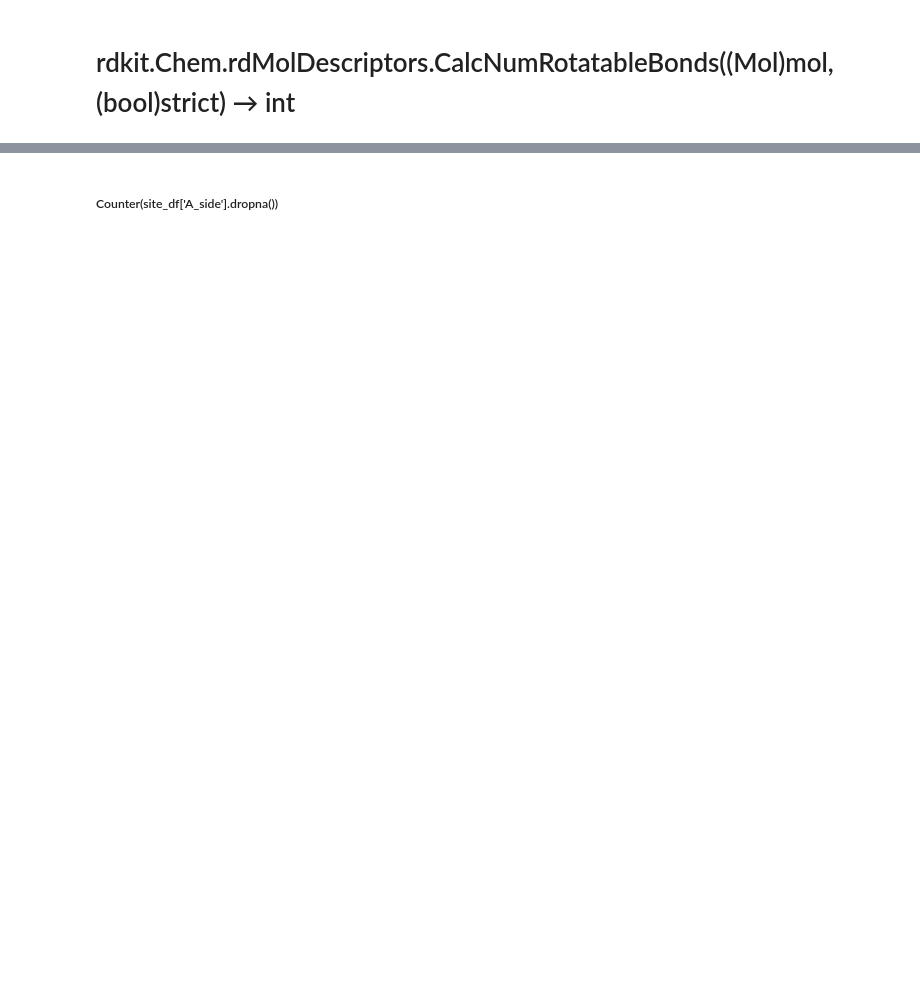
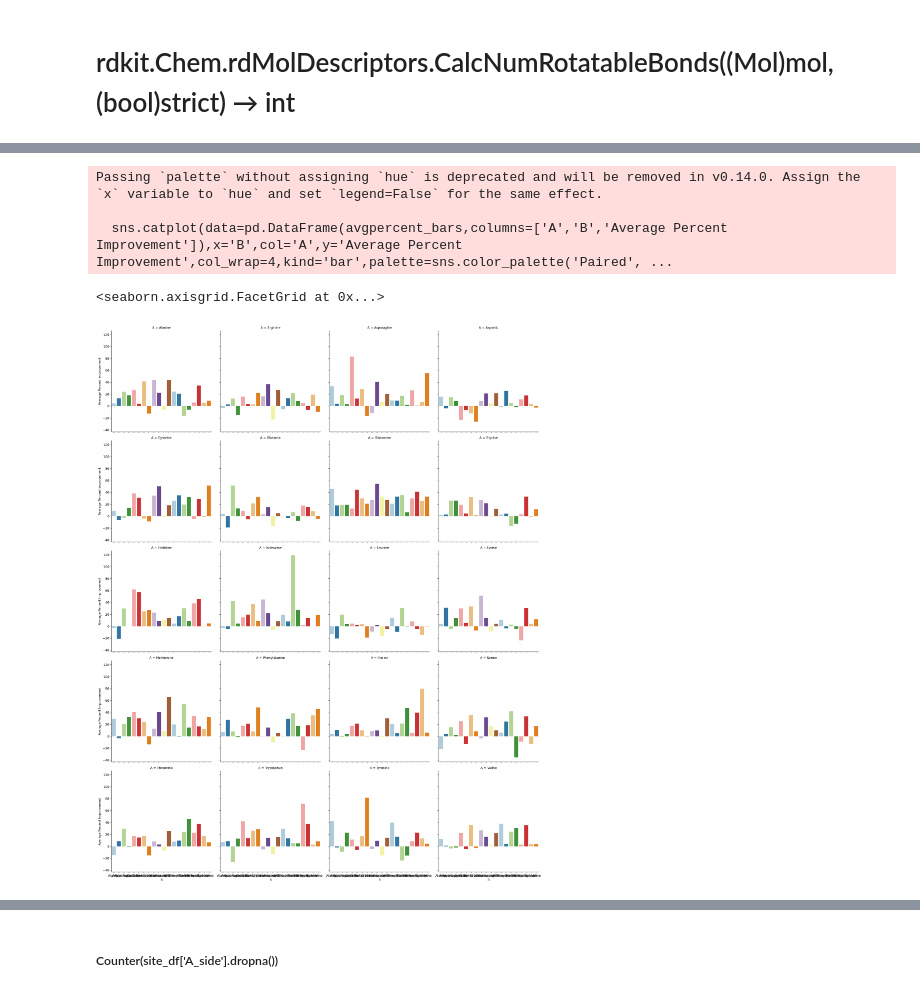
Before and after one commit to ChemRacer/dipeptide_co2, a Jupyter notebook: insights.ipynb, the cells around one changed output, grey strips where cells are left out. Cells and saved outputs as stored; diff of their text form; code cells hidden in the pictures; blank space fills up the shorter version.

```diff
--- a/insights.ipynb
+++ b/insights.ipynb
@@ -353,0 +752,6 @@ AA_df
+# %%
+avgpercent_bars=[]
+for A in AA_df.index:
+    for B in AA_df.index:
+        avgpercent_bars.append((A,B,np.mean([100*((all_energies[A][B]-AA_df.loc[A])/AA_df.loc[A]).values[0],100*((all_energies[A][B]-AA_df.loc[B])/AA_df.loc[B]).values[0]])))
+avgpercentdf=pd.DataFrame(avgpercent_bars,columns=['A','B','Average Percent Improvement'])
@@ -354,3 +774,11 @@ AA_df
+# %%
+sns.catplot(data=pd.DataFrame(avgpercent_bars,columns=['A','B','Average Percent Improvement']),x='B',col='A',y='Average Percent Improvement',col_wrap=4,kind='bar',palette=sns.color_palette('Paired',20))
+# %% [output]
+Passing `palette` without assigning `hue` is deprecated and will be removed in v0.14.0. Assign the `x` variable to `hue` and set `legend=False` for the same effect.
+
+  sns.catplot(data=pd.DataFrame(avgpercent_bars,columns=['A','B','Average Percent Improvement']),x='B',col='A',y='Average Percent Improvement',col_wrap=4,kind='bar',palette=sns.color_palette('Paired', ...
+<seaborn.axisgrid.FacetGrid at 0x...>
+[figure, added]
 # %%
 percent_bars=[]
 for A in AA_df.index:
```
Also changed, not shown: parts of 75 cells of this notebook, 3 other files.
